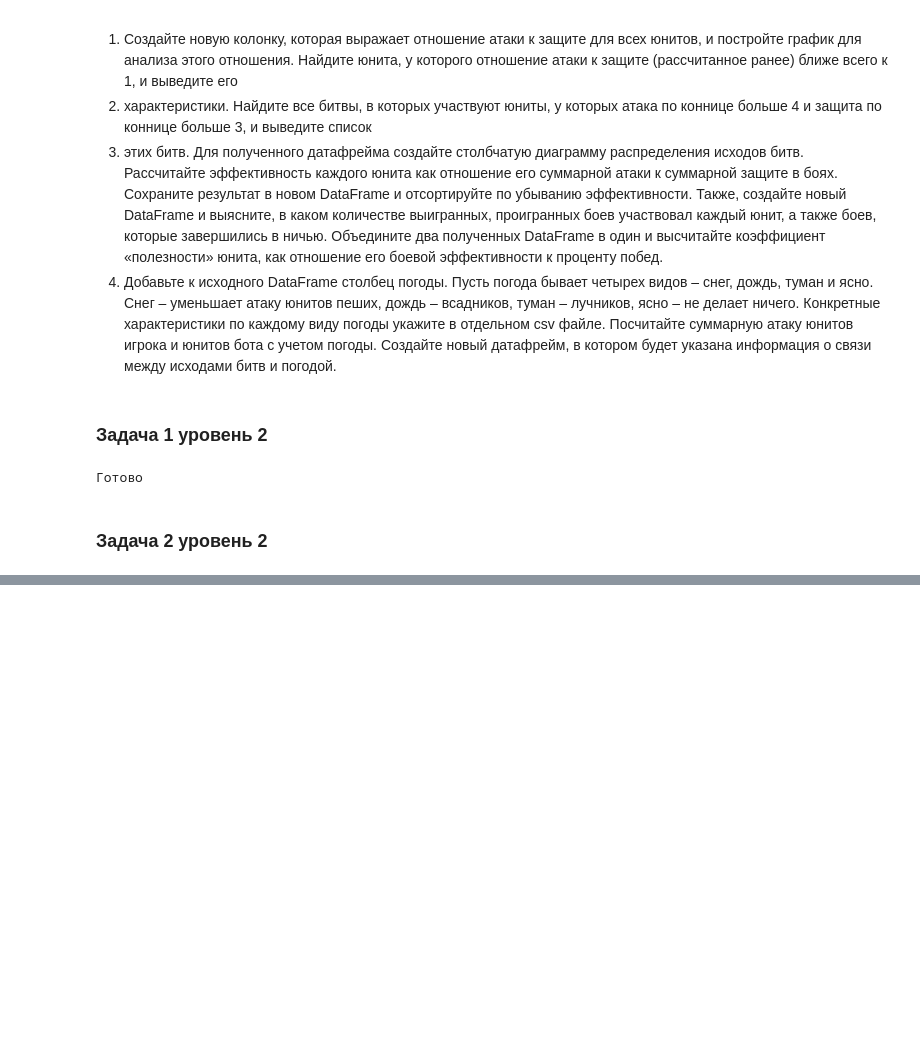
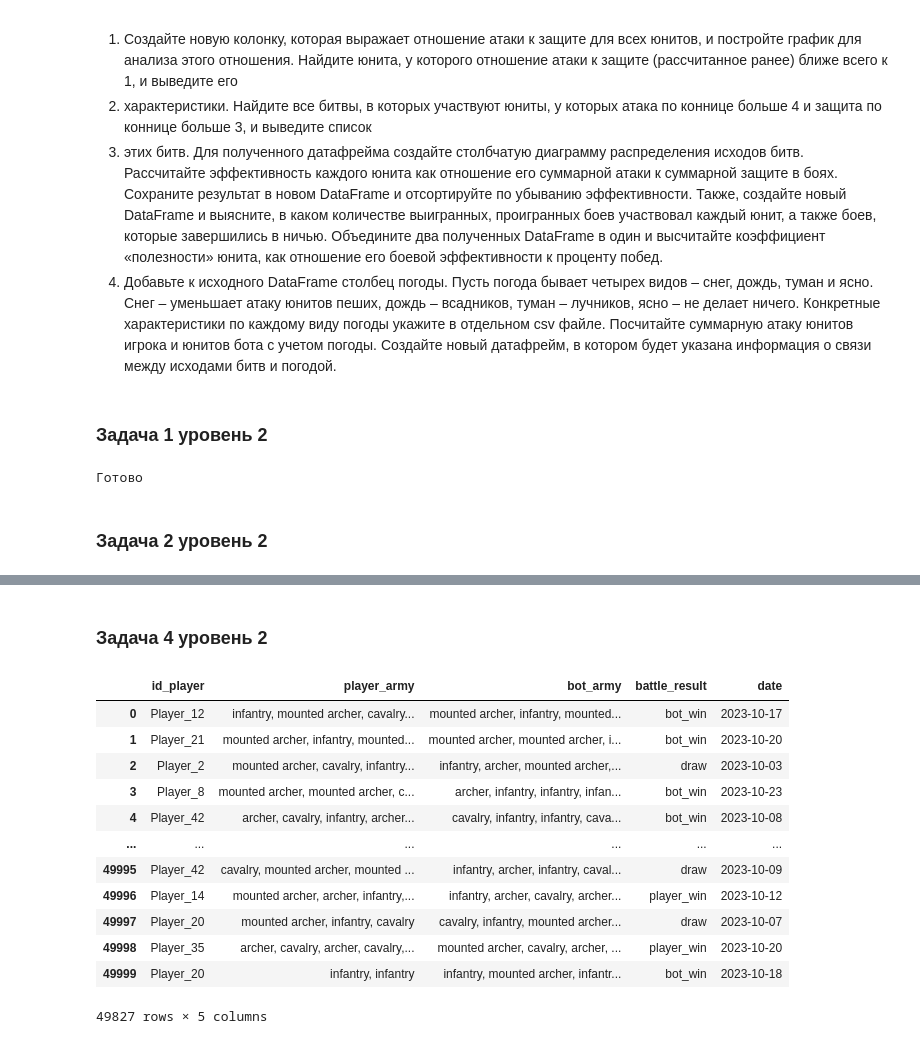
Before and after one commit to matsapkov/tipis-lab2, a Jupyter notebook: LR2_custom_tasks.ipynb, the cells around one changed output, grey strips where cells are left out. Drawn from its saved outputs; the diff is of its cells as text; code cells hidden in the pictures; blank space fills up the shorter version.

```diff
--- a/LR2_custom_tasks.ipynb
+++ b/LR2_custom_tasks.ipynb
@@ -71,0 +119,33 @@ print("Готово")
+# %% [markdown]
+### Задача 4 уровень 2
+# %%
+
+df = pd.read_csv("data/unit_characteristics.csv")
+
+qualified_units = df[
+    (df["attack_cavalry"] > 4) & (df["defense_cavalry"] > 3)
+]["name"].tolist()
+
+df2 = pd.read_csv("data/battle_results.csv")
+
+filtered_battles = df2[
+    df2["player_army"].str.contains('|'.join(qualified_units), case=False) |
+    df2["bot_army"].str.contains('|'.join(qualified_units), case=False)
+]
+
+filtered_battles_list = filtered_battles[["id_player", "player_army", "bot_army", "battle_result", "date"]]
+filtered_battles_list
+# %% [output]
+|  | id_player | player_army | bot_army | battle_result | date |
+| 0 | Player_12 | infantry, mounted archer, cavalry... | mounted archer, infantry, mounted... | bot_win | 2023-10-17 |
+| 1 | Player_21 | mounted archer, infantry, mounted... | mounted archer, mounted archer, i... | bot_win | 2023-10-20 |
+| 2 | Player_2 | mounted archer, cavalry, infantry... | infantry, archer, mounted archer,... | draw | 2023-10-03 |
+| 3 | Player_8 | mounted archer, mounted archer, c... | archer, infantry, infantry, infan... | bot_win | 2023-10-23 |
+| 4 | Player_42 | archer, cavalry, infantry, archer... | cavalry, infantry, infantry, cava... | bot_win | 2023-10-08 |
+| ... | ... | ... | ... | ... | ... |
+| 49995 | Player_42 | cavalry, mounted archer, mounted ... | infantry, archer, infantry, caval... | draw | 2023-10-09 |
+| 49996 | Player_14 | mounted archer, archer, infantry,... | infantry, archer, cavalry, archer... | player_win | 2023-10-12 |
+| 49997 | Player_20 | mounted archer, infantry, cavalry | cavalry, infantry, mounted archer... | draw | 2023-10-07 |
+| 49998 | Player_35 | archer, cavalry, archer, cavalry,... | mounted archer, cavalry, archer, ... | player_win | 2023-10-20 |
+| 49999 | Player_20 | infantry, infantry | infantry, mounted archer, infantr... | bot_win | 2023-10-18 |
+49827 rows × 5 columns
```
Also changed, not shown: parts of 3 cells of this notebook, 5 other files.
